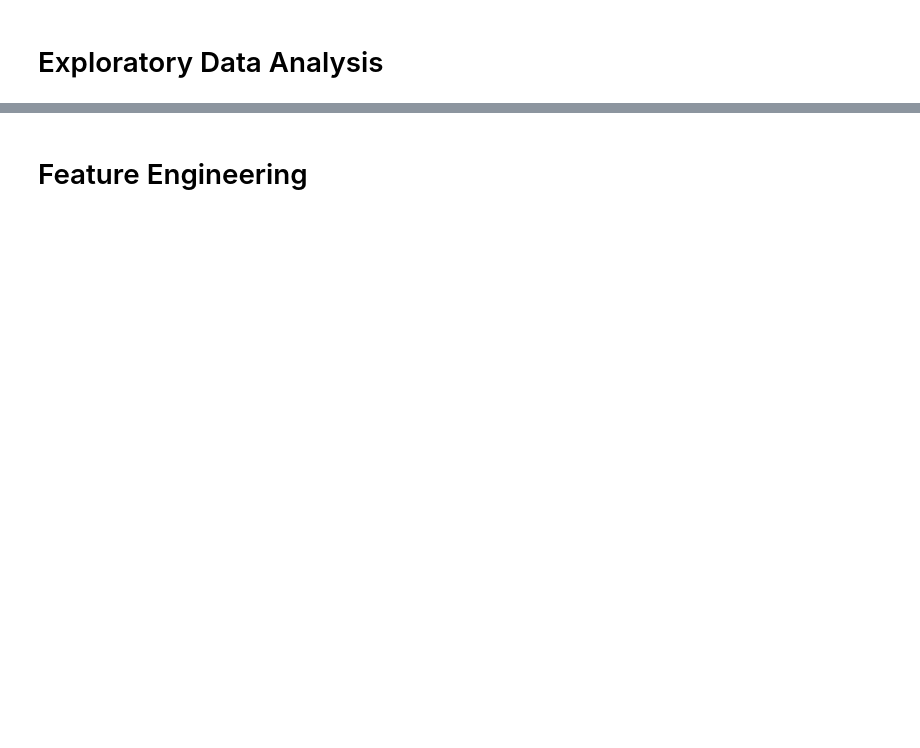
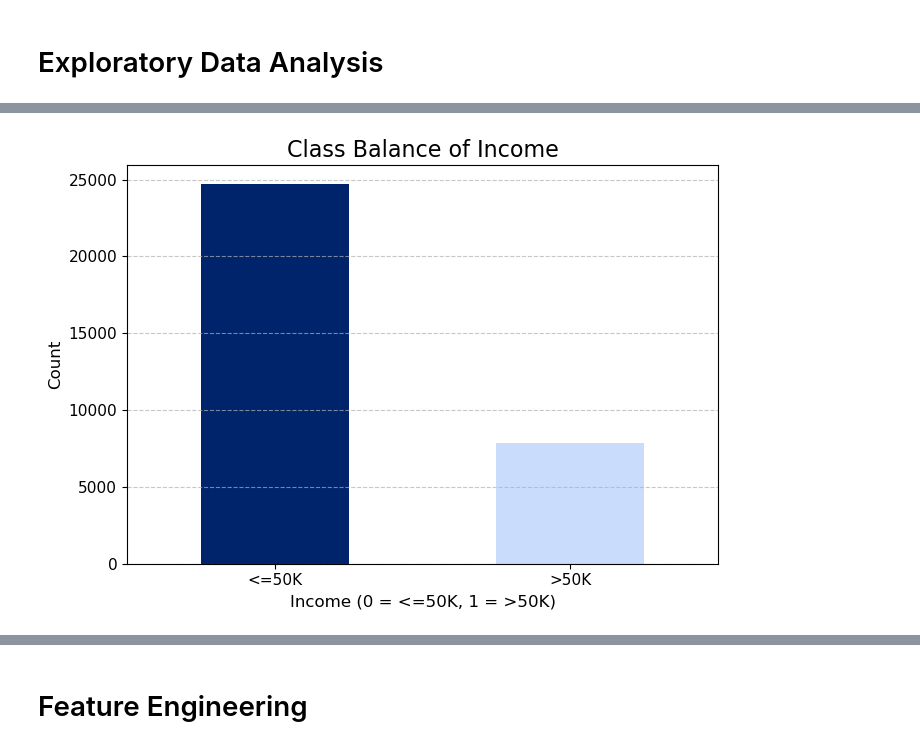
Before and after one commit to jnn-mllr/AML---final-project, a Jupyter notebook: notebooks/main.ipynb, the cells around one changed output, grey strips where cells are left out. Saved outputs shown, nothing was run; the diff lists cells and outputs as text; code cells hidden in the pictures; blank space fills up the shorter version.

Commit message:
changed plots and some functions

```diff
--- a/notebooks/main.ipynb
+++ b/notebooks/main.ipynb
@@ -88,17 +119,18 @@ df.describe()
 # %%
 # distribution of the target variable
 plt.figure(figsize=(7, 5))
 bars = df['income'].value_counts().sort_index().plot(
     kind='bar',
-    color=['blue', 'red'],
-    edgecolor='black'
+    color=['#00246B', '#CADCFC'],
 )
 plt.title('Class Balance of Income', fontsize=16)
 plt.xlabel('Income (0 = <=50K, 1 = >50K)', fontsize=12)
 plt.ylabel('Count', fontsize=12)
 plt.xticks([0, 1], ['<=50K', '>50K'], rotation=0, fontsize=11)
 plt.yticks(fontsize=11)
 plt.grid(axis='y', linestyle='--', alpha=0.7)
 plt.tight_layout()
 plt.show()
+# %% [output]
+[figure, added]
 # %%
```
Also changed, not shown: parts of 24 cells of this notebook.
